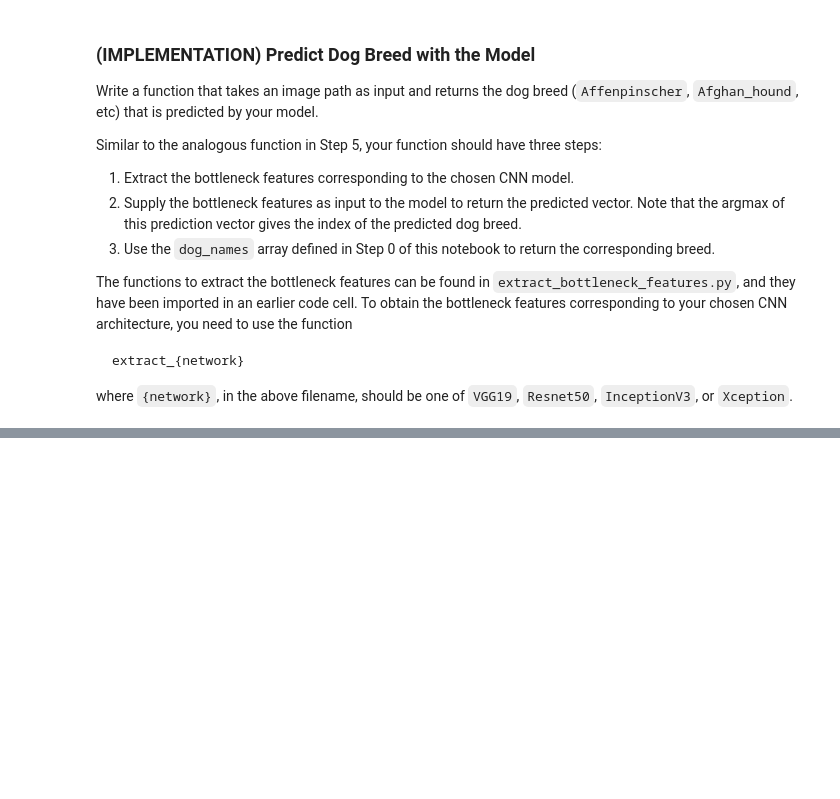
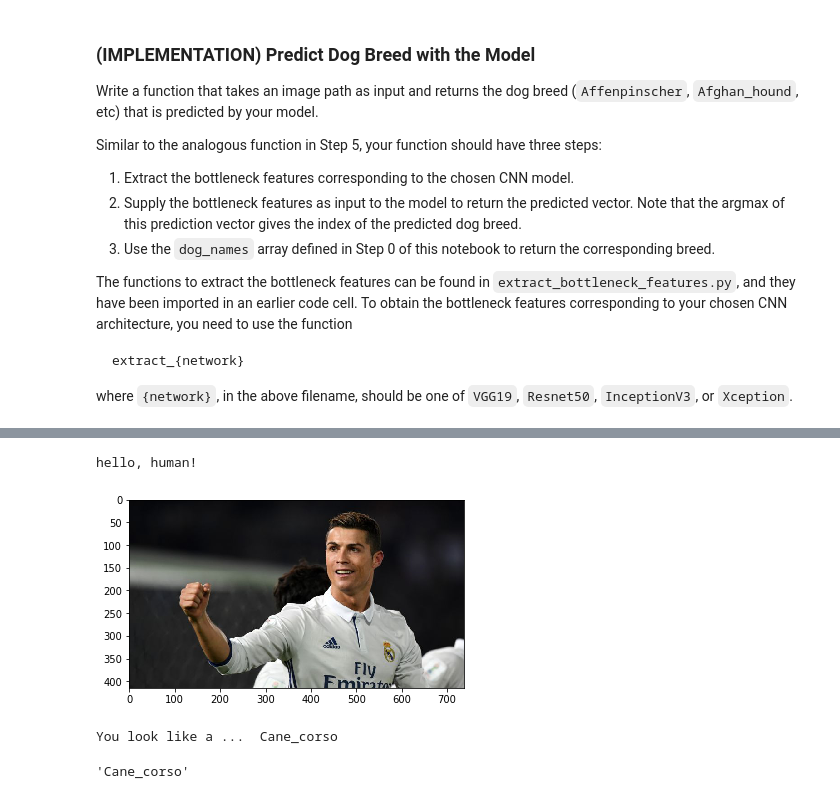
Before and after one commit to iamsteveng/AIND-DogProject, a Jupyter notebook: dog_app.ipynb, the cells around one changed output, grey strips where cells are left out. Drawn from its saved outputs; the diff is of its cells as text; code cells hidden in the pictures; blank space fills up the shorter version.

```diff
--- a/dog_app.ipynb
+++ b/dog_app.ipynb
@@ -808,0 +854,8 @@ The dog breed is  Affenpinscher
+# %%
+#test image 6
+my_algorithm('my_images/ronaldo.jpeg')
+# %% [output]
+hello, human!
+[figure, added]
+You look like a ...  Cane_corso
+'Cane_corso'
```
Also changed, not shown: parts of 11 cells of this notebook.
